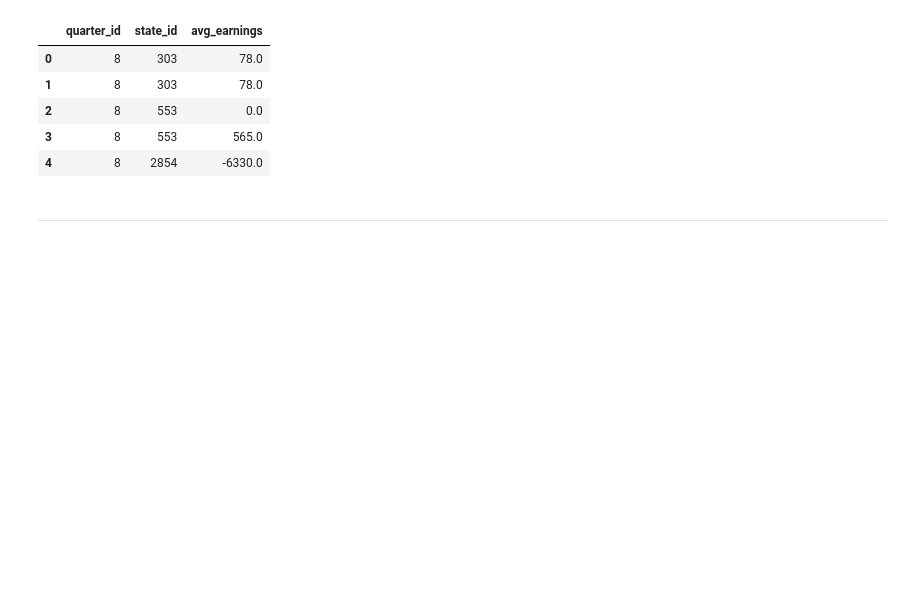
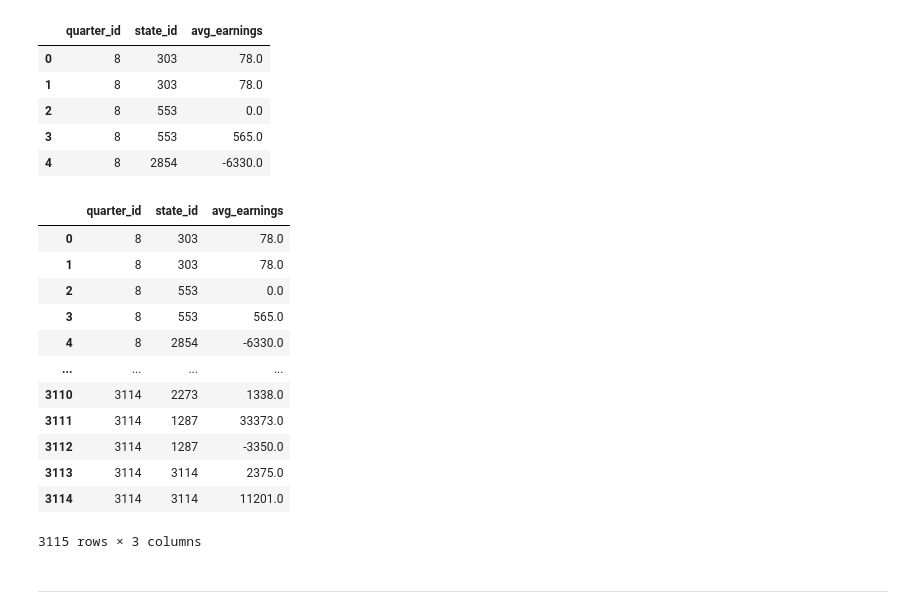
Before and after one commit to jonowood/Project_2, a Jupyter notebook: ETL/Clean_Test.ipynb, the cells around one changed output. Saved outputs shown, nothing was run; the diff lists cells and outputs as text; code cells hidden in the pictures; blank space fills up the shorter version.

Commit message:
All done except analysis table

```diff
--- a/ETL/Clean_Test.ipynb
+++ b/ETL/Clean_Test.ipynb
@@ -103,3 +103,6 @@ new_test_region_df
 | 6 | 2273 | Tasmania |
 | 7 | 1287 | Victoria |
 | 8 | 3114 | Western Australia |
+# %%
+new_test_region_df_final = new_test_region_df.set_index('state_id')
+new_test_region_df_final
@@ -150,3 +165,6 @@ new_test_quarter_df.head()
 | 2 | 45 | 1981-Q4 |
 | 3 | 59 | 1982-Q1 |
 | 4 | 83 | 1982-Q2 |
+# %%
+new_test_quarter_df_final = new_test_quarter_df.set_index('quarter_id')
+new_test_quarter_df_final
@@ -286,6 +319,24 @@ average_earnings_df.head()
 | 2 | 8 | 553 | 0.0 |
 | 3 | 8 | 553 | 565.0 |
 | 4 | 8 | 2854 | -6330.0 |
+# %%
+# reset index with final data
+average_earnings_df_final = average_earnings_df.reset_index(drop=True)
+average_earnings_df_final
+# %% [output]
+|  | quarter_id | state_id | avg_earnings |
+| 0 | 8 | 303 | 78.0 |
+| 1 | 8 | 303 | 78.0 |
+| 2 | 8 | 553 | 0.0 |
+| 3 | 8 | 553 | 565.0 |
+| 4 | 8 | 2854 | -6330.0 |
+| ... | ... | ... | ... |
+| 3110 | 3114 | 2273 | 1338.0 |
+| 3111 | 3114 | 1287 | 33373.0 |
+| 3112 | 3114 | 1287 | -3350.0 |
+| 3113 | 3114 | 3114 | 2375.0 |
+| 3114 | 3114 | 3114 | 11201.0 |
+3115 rows × 3 columns
 # %% [markdown]
 ------------
 # %% [markdown]
```
Also changed, not shown: parts of 17 cells of this notebook.
